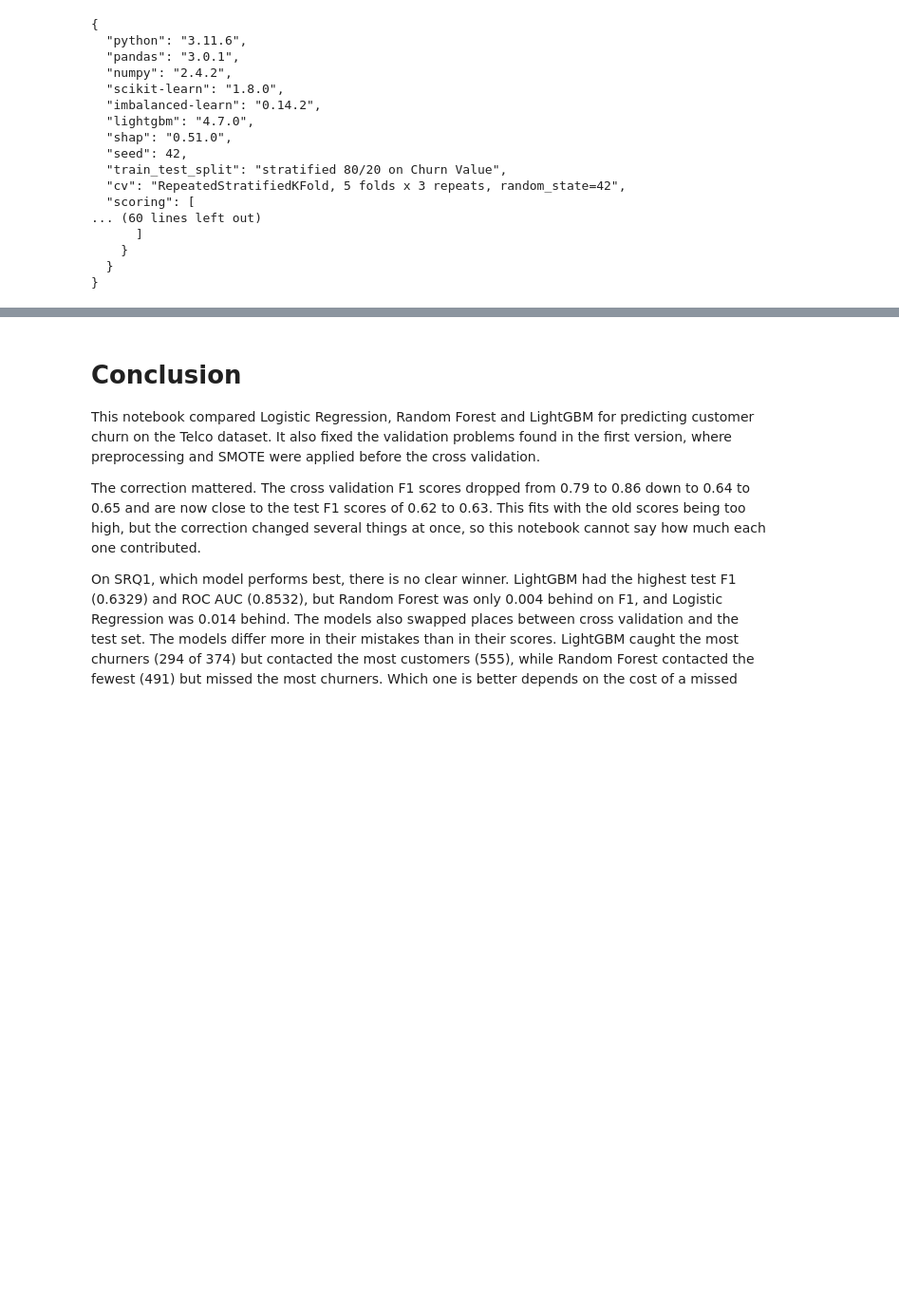
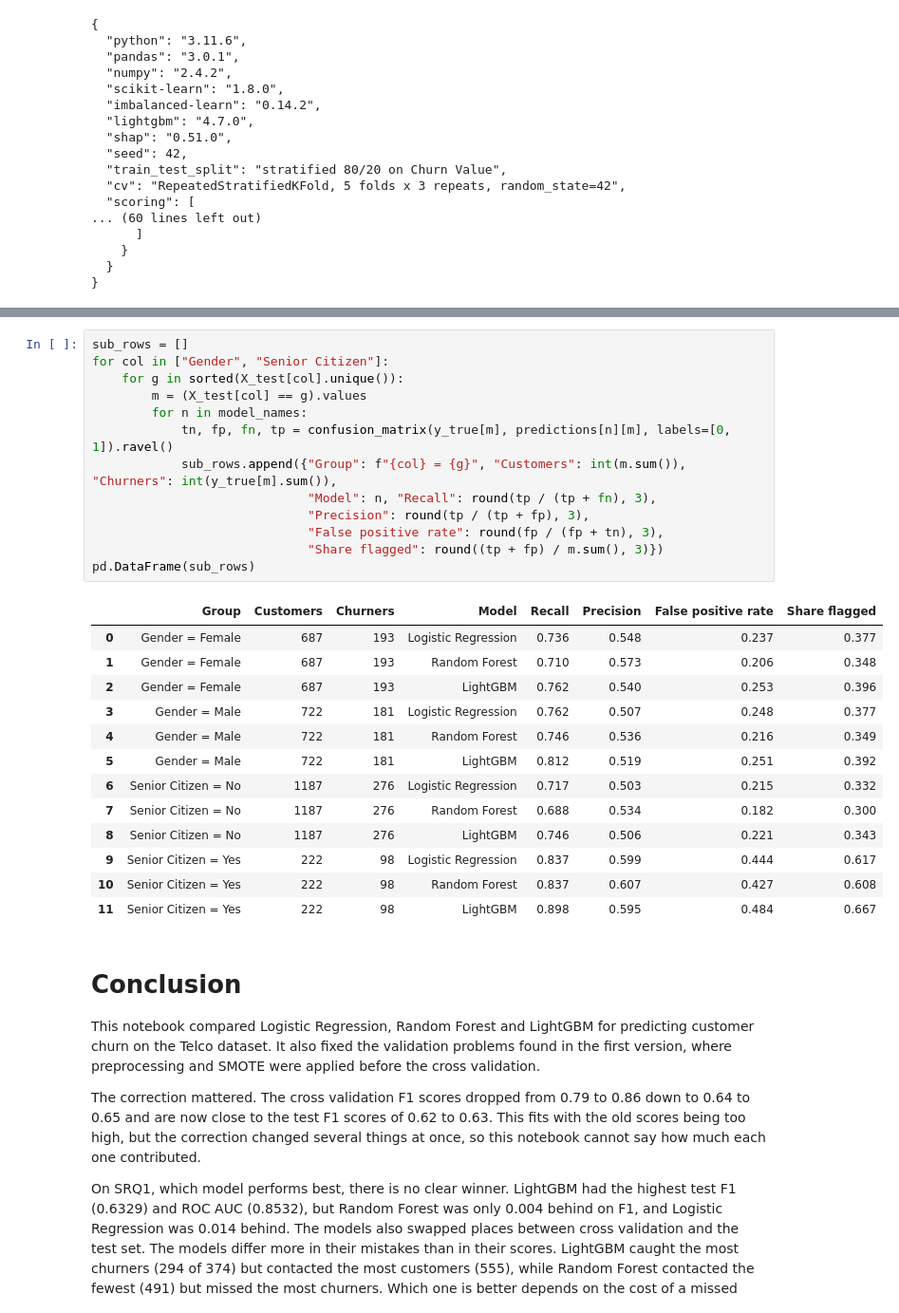
Before and after one commit to ST10294145/Customer-Churn-Data-Analysis, a Jupyter notebook: churn_modeling.ipynb, the cells around one changed output, grey strips where cells are left out. Shown at 95% size. Drawn from its saved outputs; the diff is of its cells as text; blank space fills up the shorter version.

```diff
--- a/churn_modeling.ipynb
+++ b/churn_modeling.ipynb
@@ -638,3 +693,30 @@ print(json.dumps(run_info, indent=2))
+# %%
+sub_rows = []
+for col in ["Gender", "Senior Citizen"]:
+    for g in sorted(X_test[col].unique()):
+        m = (X_test[col] == g).values
+        for n in model_names:
+            tn, fp, fn, tp = confusion_matrix(y_true[m], predictions[n][m], labels=[0, 1]).ravel()
+            sub_rows.append({"Group": f"{col} = {g}", "Customers": int(m.sum()), "Churners": int(y_true[m].sum()),
+                             "Model": n, "Recall": round(tp / (tp + fn), 3),
+                             "Precision": round(tp / (tp + fp), 3),
+                             "False positive rate": round(fp / (fp + tn), 3),
+                             "Share flagged": round((tp + fp) / m.sum(), 3)})
+pd.DataFrame(sub_rows)
+# %% [output]
+|  | Group | Customers | Churners | Model | Recall | Precision | False positive rate | Share flagged |
+| 0 | Gender = Female | 687 | 193 | Logistic Regression | 0.736 | 0.548 | 0.237 | 0.377 |
+| 1 | Gender = Female | 687 | 193 | Random Forest | 0.710 | 0.573 | 0.206 | 0.348 |
+| 2 | Gender = Female | 687 | 193 | LightGBM | 0.762 | 0.540 | 0.253 | 0.396 |
+| 3 | Gender = Male | 722 | 181 | Logistic Regression | 0.762 | 0.507 | 0.248 | 0.377 |
+| 4 | Gender = Male | 722 | 181 | Random Forest | 0.746 | 0.536 | 0.216 | 0.349 |
+| 5 | Gender = Male | 722 | 181 | LightGBM | 0.812 | 0.519 | 0.251 | 0.392 |
+| 6 | Senior Citizen = No | 1187 | 276 | Logistic Regression | 0.717 | 0.503 | 0.215 | 0.332 |
+| 7 | Senior Citizen = No | 1187 | 276 | Random Forest | 0.688 | 0.534 | 0.182 | 0.300 |
+| 8 | Senior Citizen = No | 1187 | 276 | LightGBM | 0.746 | 0.506 | 0.221 | 0.343 |
+| 9 | Senior Citizen = Yes | 222 | 98 | Logistic Regression | 0.837 | 0.599 | 0.444 | 0.617 |
+| 10 | Senior Citizen = Yes | 222 | 98 | Random Forest | 0.837 | 0.607 | 0.427 | 0.608 |
+| 11 | Senior Citizen = Yes | 222 | 98 | LightGBM | 0.898 | 0.595 | 0.484 | 0.667 |
 # %% [markdown]
 # Conclusion
 
```
Also changed, not shown: parts of 3 cells of this notebook, 1 other file.
